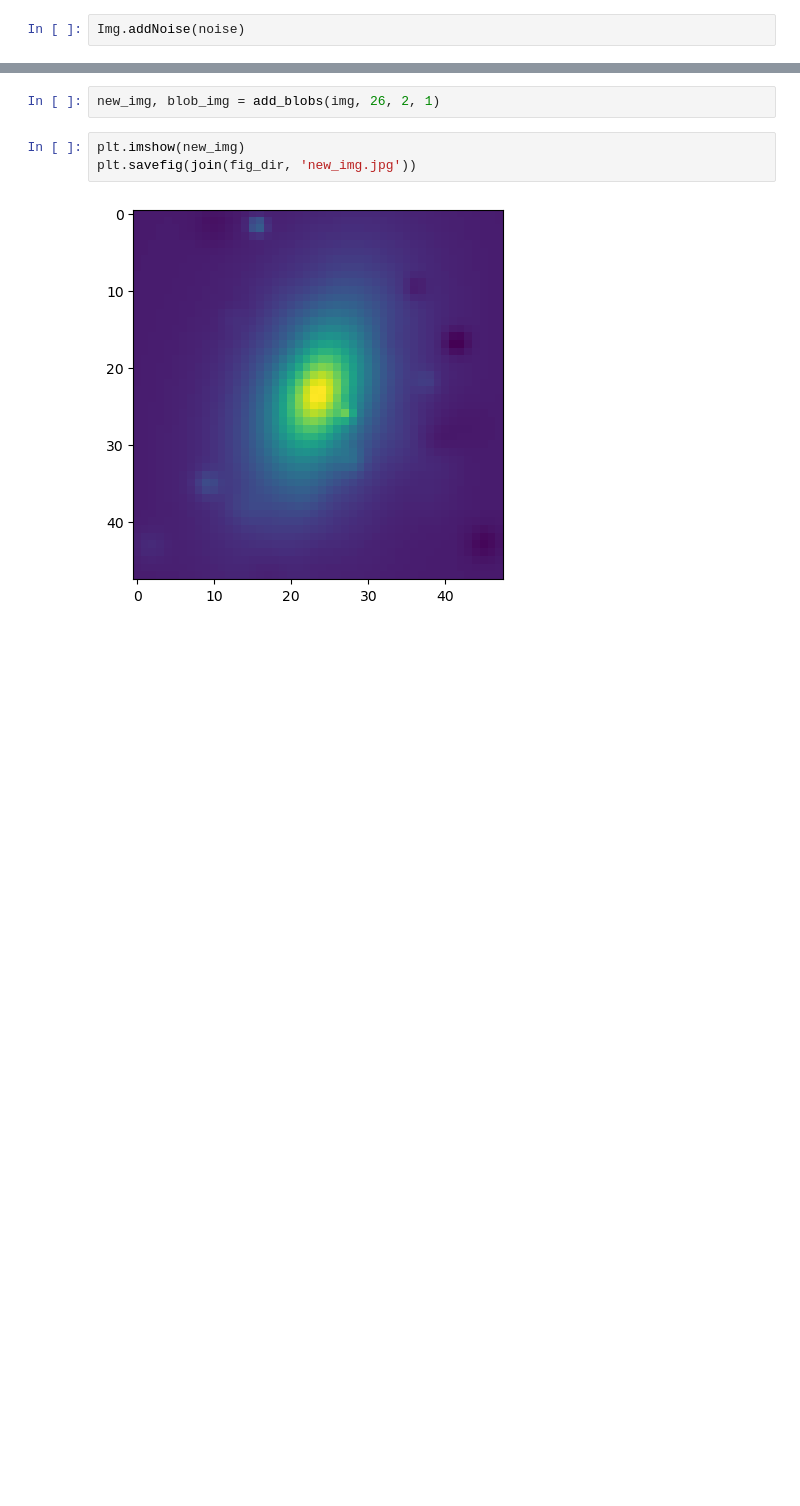
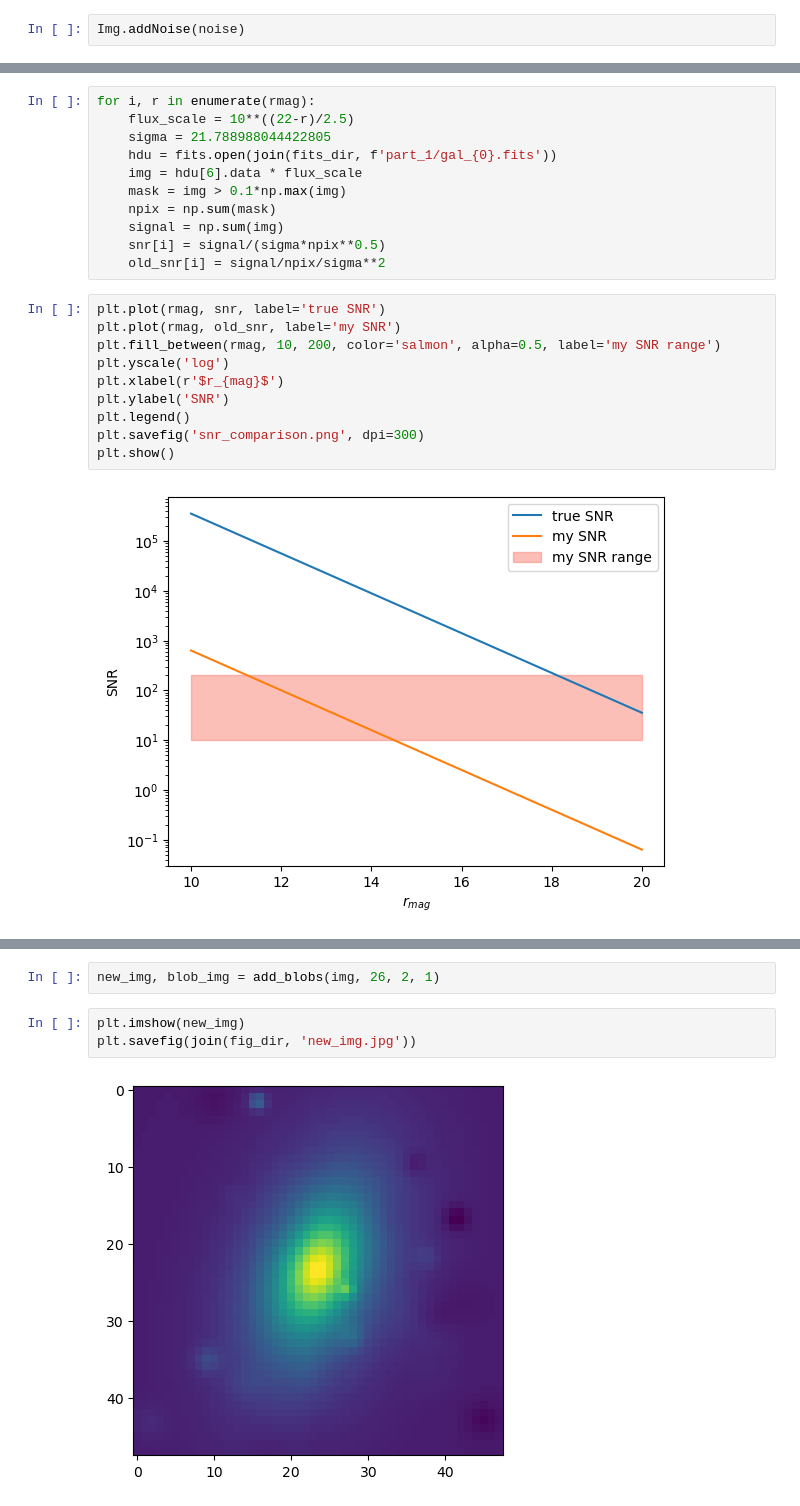
Before and after one commit to KinematicLensing/kl-nn, a Jupyter notebook: data_generate/notebooks/test_training_data.ipynb, the cells around one changed output, grey strips where cells are left out. Saved outputs shown, nothing was run; the diff lists cells and outputs as text; blank space fills up the shorter version.

```diff
--- a/data_generate/notebooks/test_training_data.ipynb
+++ b/data_generate/notebooks/test_training_data.ipynb
@@ -137,3 +166,26 @@ flux_scale = 10**((22-16)/2.5)
+# %%
+for i, r in enumerate(rmag):
+    flux_scale = 10**((22-r)/2.5)
+    sigma = 21.788988044422805
+    hdu = fits.open(join(fits_dir, f'part_1/gal_{0}.fits'))
+    img = hdu[6].data * flux_scale
+    mask = img > 0.1*np.max(img)
+    npix = np.sum(mask)
+    signal = np.sum(img)
+    snr[i] = signal/(sigma*npix**0.5)
+    old_snr[i] = signal/npix/sigma**2
+# %%
+plt.plot(rmag, snr, label='true SNR')
+plt.plot(rmag, old_snr, label='my SNR')
+plt.fill_between(rmag, 10, 200, color='salmon', alpha=0.5, label='my SNR range')
+plt.yscale('log')
+plt.xlabel(r'$r_{mag}$')
+plt.ylabel('SNR')
+plt.legend()
+plt.savefig('snr_comparison.png', dpi=300)
+plt.show()
+# %% [output]
+[figure, added]
 # %%
 for i in range(10):
     # snr = 10
```
Also changed, not shown: parts of 13 cells of this notebook, 1 other file.
